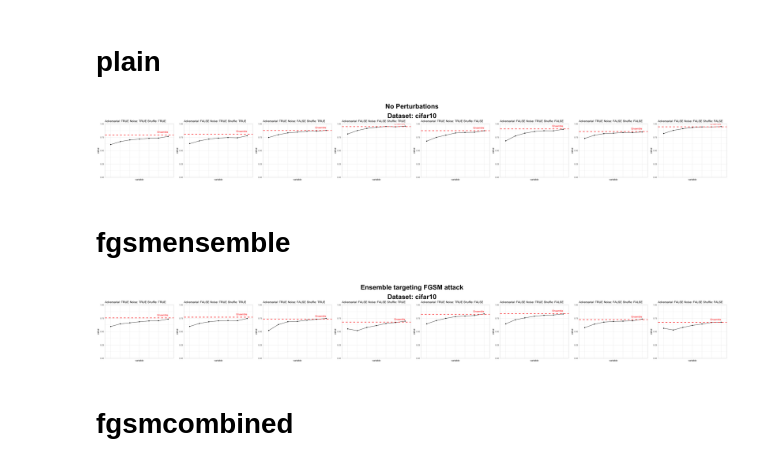
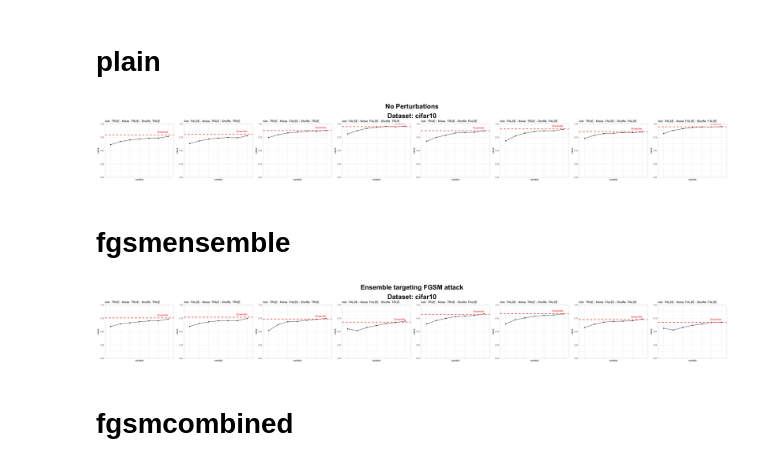
Before and after one commit to ETH-DISCO/self-ensembling, a Jupyter notebook: 4-self-ensemble/plot.ipynb, the cells around one changed output. Cells and saved outputs as stored; diff of their text form; code cells hidden in the pictures.

```diff
--- a/4-self-ensemble/plot.ipynb
+++ b/4-self-ensemble/plot.ipynb
@@ -50,37 +32,37 @@ for (ds in unique(df$dataset)) {
         training_shuffle = c(TRUE, FALSE)
     )
     for (i in 1:nrow(combs)) {
         filtered_df <- df_ds[df_ds$training_adversarial == combs$training_adversarial[i] &
                        df_ds$training_noise == combs$training_noise[i] &
                        df_ds$training_shuffle == combs$training_shuffle[i], ]
 
         melted_df <- melt(filtered_df, measure.vars = acc_cols)
 
         p <- ggplot(data = melted_df, aes(x = variable, y = value, group = 1)) +
             geom_line() +
             geom_point() +
             ggtitle(paste(
-                "Adversarial:", combs$training_adversarial[i],
-                "Noise:", combs$training_noise[i],
-                "Shuffle:", combs$training_shuffle[i]
+                "Adv ", combs$training_adversarial[i],
+                "- Noise ", combs$training_noise[i],
+                "- Shuffle ", combs$training_shuffle[i]
             )) +
             theme_light() +
             theme(axis.text.x = element_blank(), axis.ticks.x = element_blank()) +
             geom_hline(yintercept = filtered_df$plain_ensemble_acc[1], color = "red", linetype = "dashed", size = 1) +
             annotate("text", x = length(acc_cols), y = filtered_df$plain_ensemble_acc[1], label = "Ensemble", color = "red", vjust = -1.2, hjust = 1) +
             scale_y_continuous(expand = c(0, 0), limits = c(0, 1))
 
         plots[[i]] <- p
     }
 
     grid.arrange(
         grobs = plots,
         ncol = 8,
         top = textGrob(paste("No Perturbations\nDataset:", ds), gp = gpar(fontsize = 30, fontface = "bold"))
     )
 }
 # %% [output]
-[figure, old version]
+[figure, new version]
 # %% [markdown]
 # fgsmensemble
 # %%
@@ -108,9 +90,9 @@ for (ds in unique(df$dataset)) {
             geom_line() +
             geom_point() +
             ggtitle(paste(
-                "Adversarial:", combs$training_adversarial[i],
-                "Noise:", combs$training_noise[i],
-                "Shuffle:", combs$training_shuffle[i]
+                "Adv ", combs$training_adversarial[i],
+                "- Noise ", combs$training_noise[i],
+                "- Shuffle ", combs$training_shuffle[i]
             )) +
             theme_light() +
             theme(axis.text.x = element_blank(), axis.ticks.x = element_blank()) +
@@ -128,7 +110,7 @@ for (ds in unique(df$dataset)) {
     )
 }
 # %% [output]
-[figure, old version]
+[figure, new version]
 # %% [markdown]
 # fgsmcombined
 # %%
```
Also changed, not shown: parts of 4 cells of this notebook, 1 other file.
